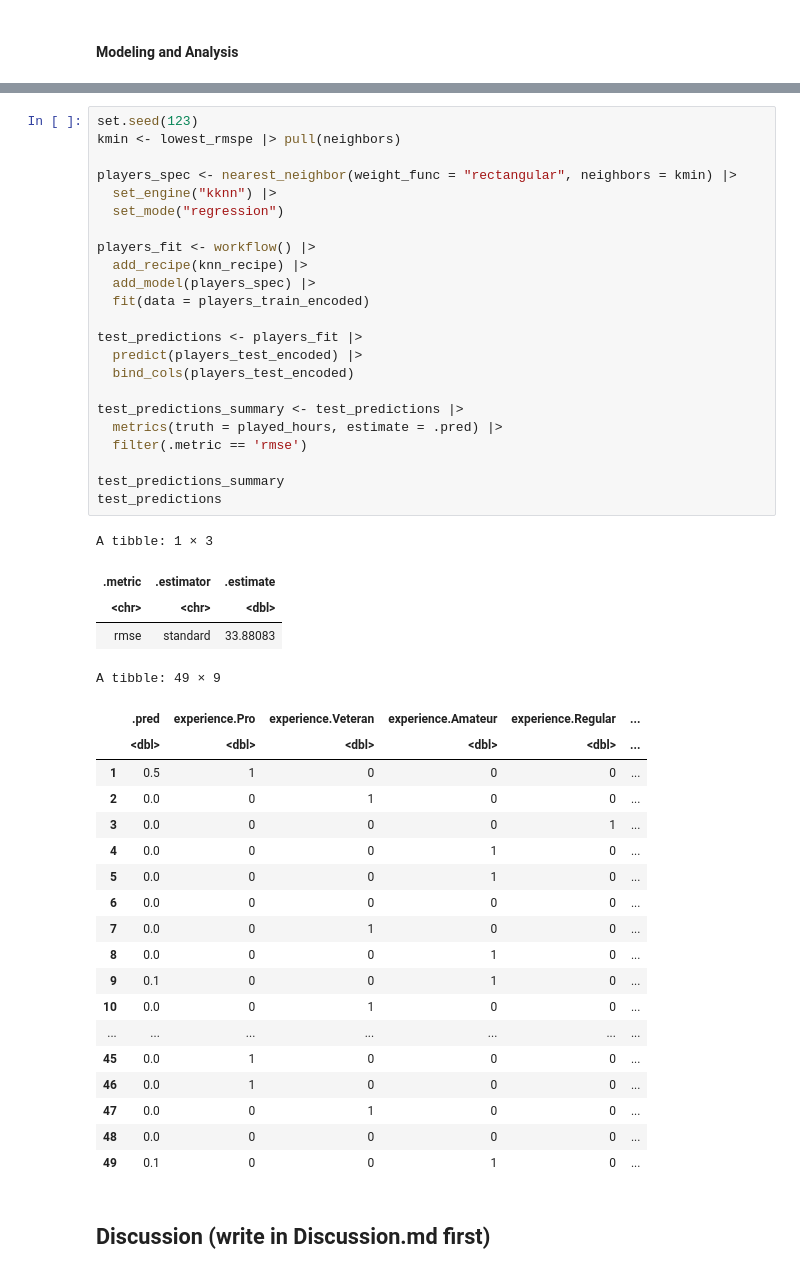
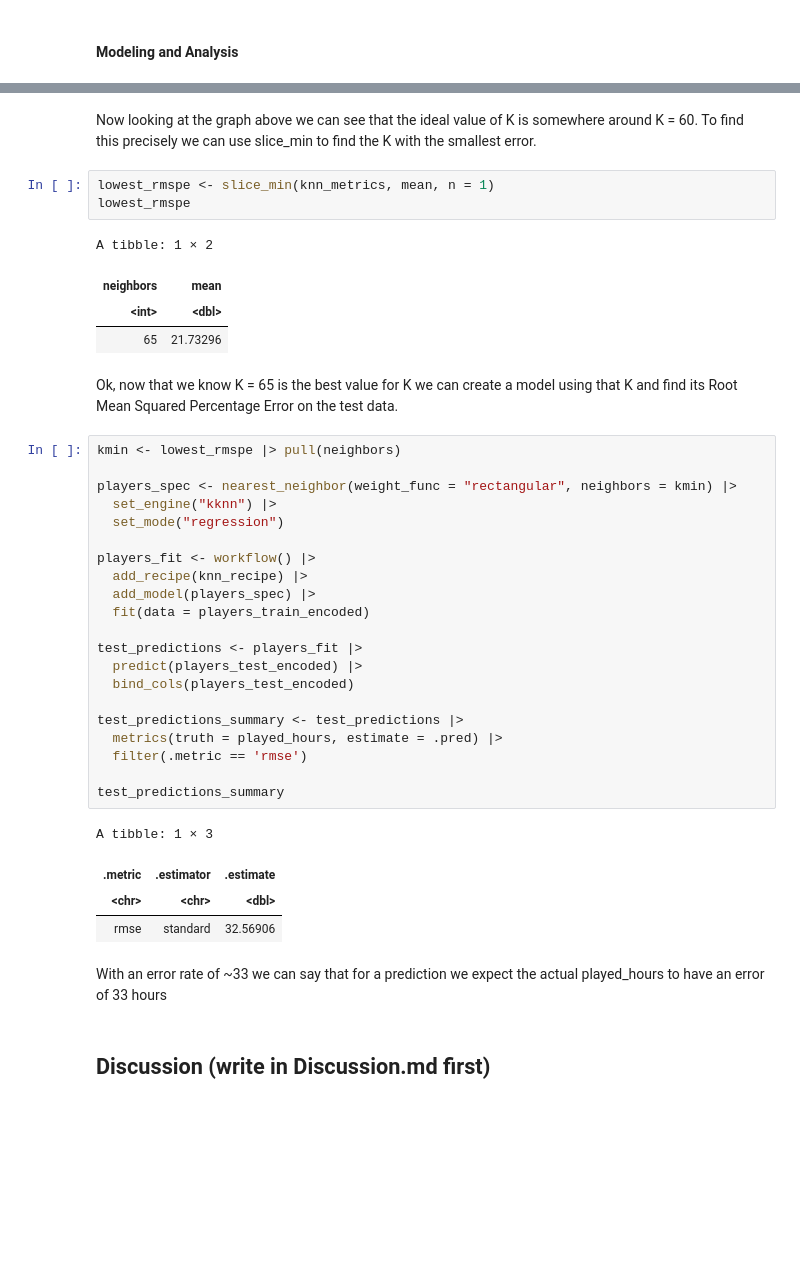
Before and after one commit to HunterBowie/dsci-100-group-005-19, a Jupyter notebook: report.ipynb, the cells around one changed output, grey strips where cells are left out. Cells and saved outputs as stored; diff of their text form; blank space fills up the shorter version.

```diff
--- a/report.ipynb
+++ b/report.ipynb
@@ -347,50 +334,43 @@ A tibble: 1 × 2
+# %% [markdown]
+Now looking at the graph above we can see that the ideal value of K is somewhere around K = 60. To find this precisely we can use slice_min to find the K with the smallest error.
+# %%
+lowest_rmspe <- slice_min(knn_metrics, mean, n = 1)
+lowest_rmspe
+# %% [output]
+A tibble: 1 × 2
+| neighbors | mean |
+| <int> | <dbl> |
+| 65 | 21.73296 |
+# %% [markdown]
+Ok, now that we know K = 65 is the best value for K we can create a model using that K and find its Root Mean Squared Percentage Error on the test data.
 # %%
-set.seed(123)
 kmin <- lowest_rmspe |> pull(neighbors)
 
 players_spec <- nearest_neighbor(weight_func = "rectangular", neighbors = kmin) |>
   set_engine("kknn") |>
   set_mode("regression")
 
 players_fit <- workflow() |>
   add_recipe(knn_recipe) |>
   add_model(players_spec) |>
   fit(data = players_train_encoded)
 
 test_predictions <- players_fit |>
   predict(players_test_encoded) |>
   bind_cols(players_test_encoded)
 
 test_predictions_summary <- test_predictions |>
   metrics(truth = played_hours, estimate = .pred) |>
   filter(.metric == 'rmse')
 
 test_predictions_summary
-test_predictions
 # %% [output]
 A tibble: 1 × 3
 | .metric | .estimator | .estimate |
 | <chr> | <chr> | <dbl> |
-| rmse | standard | 33.88083 |
+| rmse | standard | 32.56906 |
-A tibble: 49 × 9
-|  | .pred | experience.Pro | experience.Veteran | experience.Amateur | experience.Regular | ... |
-|  | <dbl> | <dbl> | <dbl> | <dbl> | <dbl> | ... |
-| 1 | 0.5 | 1 | 0 | 0 | 0 | ... |
-| 2 | 0.0 | 0 | 1 | 0 | 0 | ... |
-| 3 | 0.0 | 0 | 0 | 0 | 1 | ... |
-| 4 | 0.0 | 0 | 0 | 1 | 0 | ... |
-| 5 | 0.0 | 0 | 0 | 1 | 0 | ... |
-| 6 | 0.0 | 0 | 0 | 0 | 0 | ... |
-| 7 | 0.0 | 0 | 1 | 0 | 0 | ... |
-| 8 | 0.0 | 0 | 0 | 1 | 0 | ... |
-| 9 | 0.1 | 0 | 0 | 1 | 0 | ... |
-| 10 | 0.0 | 0 | 1 | 0 | 0 | ... |
-| ... | ... | ... | ... | ... | ... | ... |
-| 45 | 0.0 | 1 | 0 | 0 | 0 | ... |
-| 46 | 0.0 | 1 | 0 | 0 | 0 | ... |
-| 47 | 0.0 | 0 | 1 | 0 | 0 | ... |
-| 48 | 0.0 | 0 | 0 | 0 | 0 | ... |
-| 49 | 0.1 | 0 | 0 | 1 | 0 | ... |
+# %% [markdown]
+With an error rate of ~33 we can say that for a prediction we expect the actual played_hours to have an error of 33 hours
 # %% [markdown]
 ## Discussion (write in Discussion.md first)
 # %% [markdown]
```
Also changed, not shown: parts of 10 cells of this notebook.
